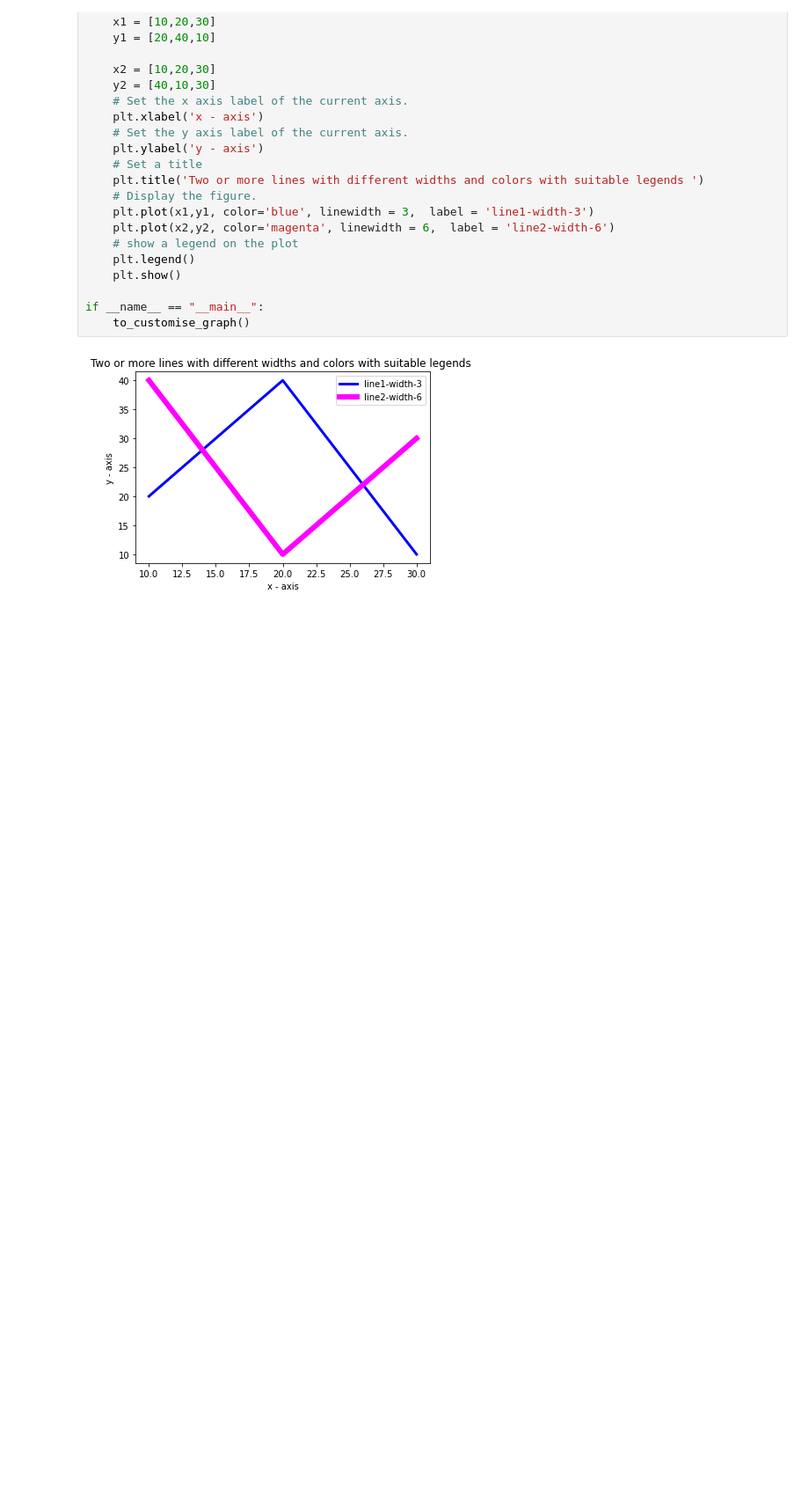
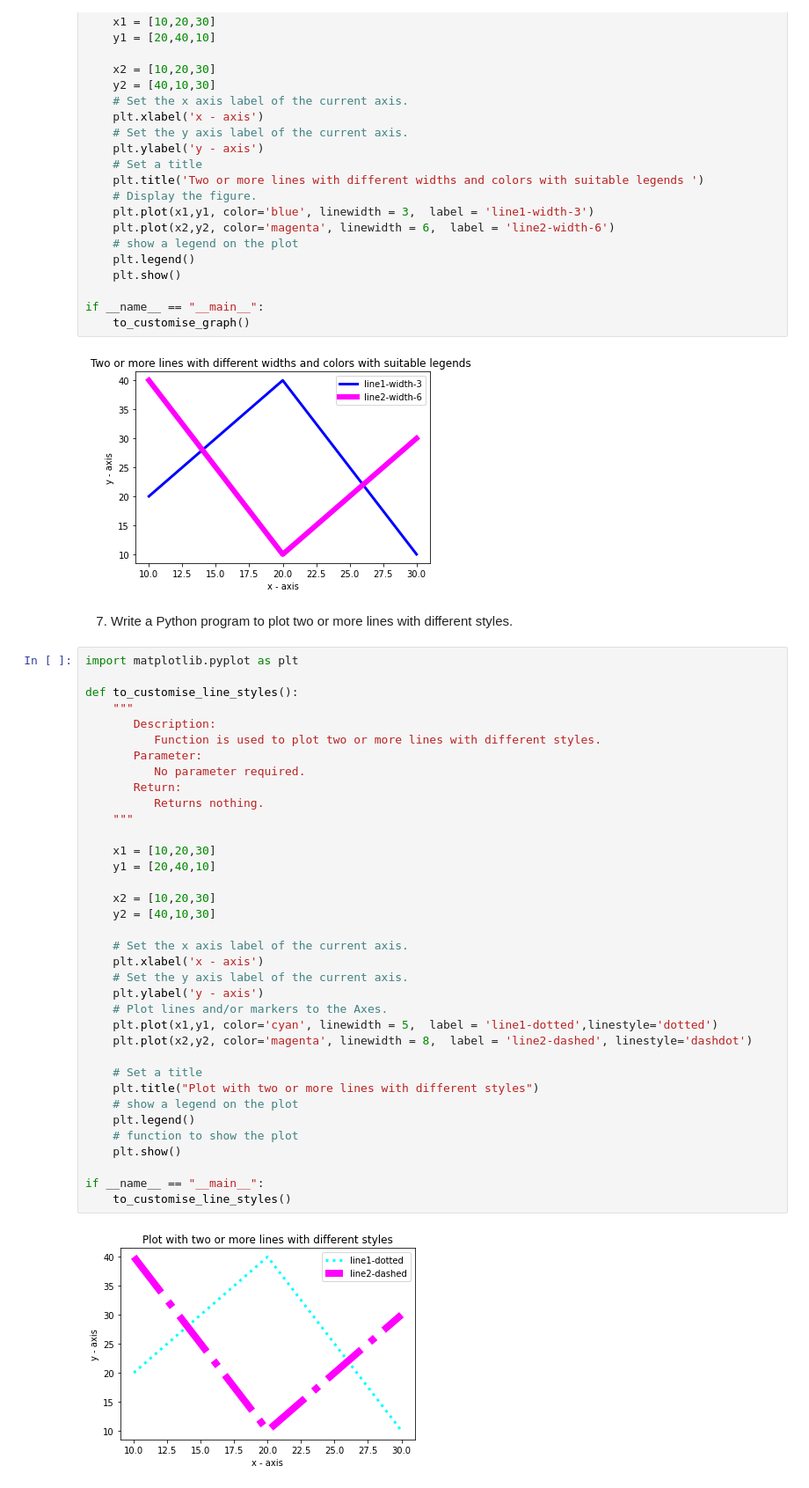
Before and after one commit to shaikhfarzana/Python-Libraries, a Jupyter notebook: Mathplotlib_Problems/Matplotlib_Problems.ipynb, the cells around one changed output. Shown at 88% size. Cells and saved outputs as stored; diff of their text form; blank space fills up the shorter version.

Commit message:
[Farzana] Add: Python program to plot two or more lines with different styles.

```diff
--- a/Mathplotlib_Problems/Matplotlib_Problems.ipynb
+++ b/Mathplotlib_Problems/Matplotlib_Problems.ipynb
@@ -171,3 +171,43 @@ if __name__ == "__main__":
     to_customise_graph()
 # %% [output]
 [figure]
+# %% [markdown]
+7. Write a Python program to plot two or more lines with different styles.
+# %%
+import matplotlib.pyplot as plt
+
+def to_customise_line_styles():
+    """
+       Description:
+          Function is used to plot two or more lines with different styles.
+       Parameter:
+          No parameter required.
+       Return:
+          Returns nothing.
+    """
+
+    x1 = [10,20,30]
+    y1 = [20,40,10]
+
+    x2 = [10,20,30]
+    y2 = [40,10,30]
+
+    # Set the x axis label of the current axis.
+    plt.xlabel('x - axis')
+    # Set the y axis label of the current axis.
+    plt.ylabel('y - axis')
+    # Plot lines and/or markers to the Axes.
+    plt.plot(x1,y1, color='cyan', linewidth = 5,  label = 'line1-dotted',linestyle='dotted')
+    plt.plot(x2,y2, color='magenta', linewidth = 8,  label = 'line2-dashed', linestyle='dashdot')
+
+    # Set a title
+    plt.title("Plot with two or more lines with different styles")
+    # show a legend on the plot
+    plt.legend()
+    # function to show the plot
+    plt.show()
+
+if __name__ == "__main__":
+    to_customise_line_styles()
+# %% [output]
+[figure, added]
```
